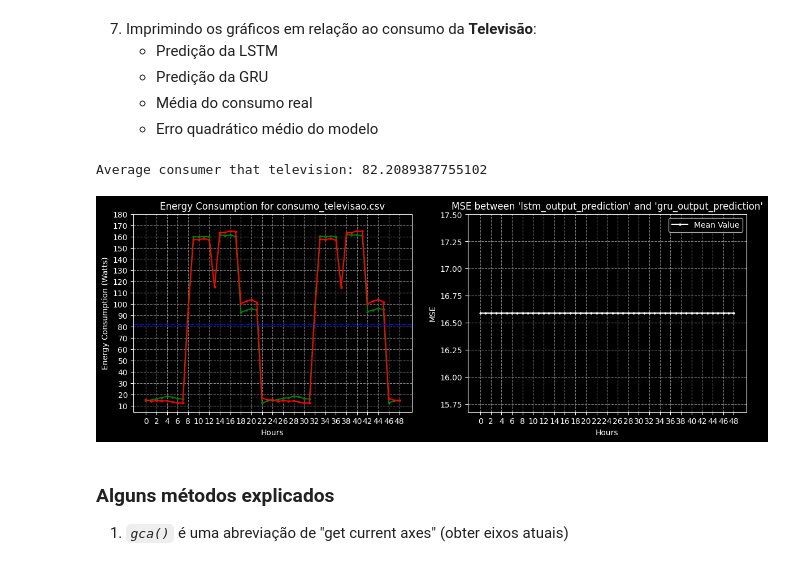
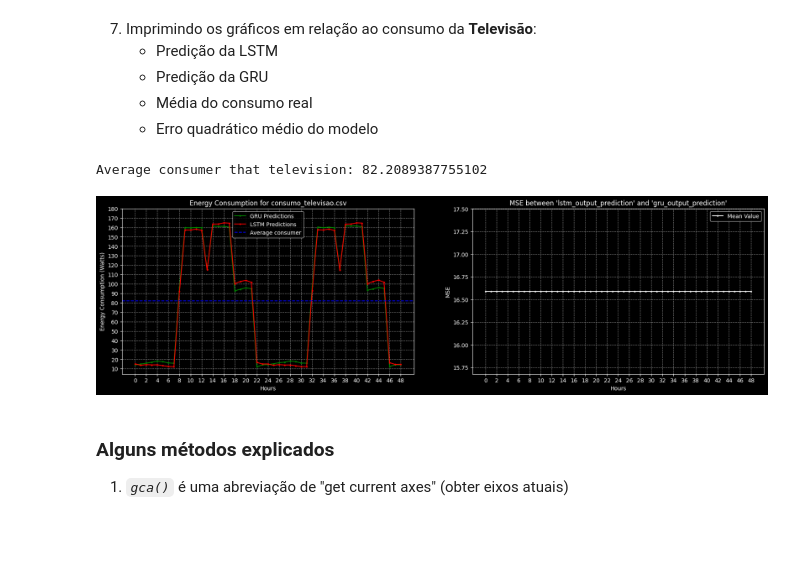
Before and after one commit to PedroLuisDionisioFraga/Power-consumption-prediction-using-LSTM-and-GRU-networks-in-PyTorch, a Jupyter notebook: exploring_trained_models_better.ipynb, the cells around one changed output. Cells and saved outputs as stored; diff of their text form; code cells hidden in the pictures; blank space fills up the shorter version.

```diff
--- a/exploring_trained_models_better.ipynb
+++ b/exploring_trained_models_better.ipynb
@@ -601,7 +601,7 @@ gru_output_prediction = gru_outputs[1][-rangeAbscissaAxis:]
 # Predição da LSTM
 lstm_output_prediction = lstm_outputs[1][-rangeAbscissaAxis:]
 # Configurando as dimensões da saída
-plt.figure(figsize=(14, 10))
+plt.figure(figsize=(21, 12))
 plt.subplot(2, 2, 1)
 # Imprimindo o gráfico
 plt.plot(gru_output_prediction, "-o", color="g", label="GRU Predictions", markersize=2)
@@ -609,35 +609,36 @@ plt.plot(lstm_output_prediction, "-o", color="r", label="LSTM Predictions", mark
 # Calculando e mostrando o valor da média de consumo real
 day_mean = np.mean(real_consumer)
 print(f"Average consumer that television: {day_mean}")
-plt.axhline(day_mean, color="b", linestyle='dashed', label=f"Average consumer television")
+plt.axhline(day_mean, color="b", linestyle='dashed', label=f"Average consumer")
 # Unidade de medida dos eixos
 plt.ylabel("Energy Consumption (Watts)")
 plt.xlabel("Hours")  # Eu, Pedro Luis, criei isso pra por no artigo
 plt.title(f"Energy Consumption for {states_list[1]}")
 # # Dimensões dos eixos
 plt.yticks(np.arange(10, 180 + 1, 10))
 plt.xticks(np.arange(0, rangeAbscissaAxis + 1, 2))
 plt.grid(True, color='gray', linestyle='dashed', linewidth=0.8)
+plt.legend()
 #* Erro quadrático médio
 # Calcular o erro quadrático médio
 mse = np.mean((lstm_output_prediction - gru_output_prediction)**2)
 # Criar um array com o valor do MSE
 mean_line = np.full_like(lstm_output_prediction, mse)
 plt.subplot(2, 2, 2)
 # Imprimindo o gráfico
 plt.plot(mean_line, "-o", color="w", label="Mean Value", markersize=2)
 plt.ylabel("MSE")
 plt.xlabel("Hours")
 plt.title(f"MSE between 'lstm_output_prediction' and 'gru_output_prediction'")
 # Dimensões dos eixos
 plt.xticks(np.arange(0, rangeAbscissaAxis + 1, 2))
 plt.grid(True, color='gray', linestyle='dashed', linewidth=0.8)
 # Legendando e imprimindo o gráfico
 plt.legend()
 plt.show()
 # %% [output]
 Average consumer that television: 82.2089387755102
-[figure, old version]
+[figure, new version]
 # %% [markdown]
 ### Alguns métodos explicados
 1) *`gca()`* é uma abreviação de "get current axes" (obter eixos atuais)
```
